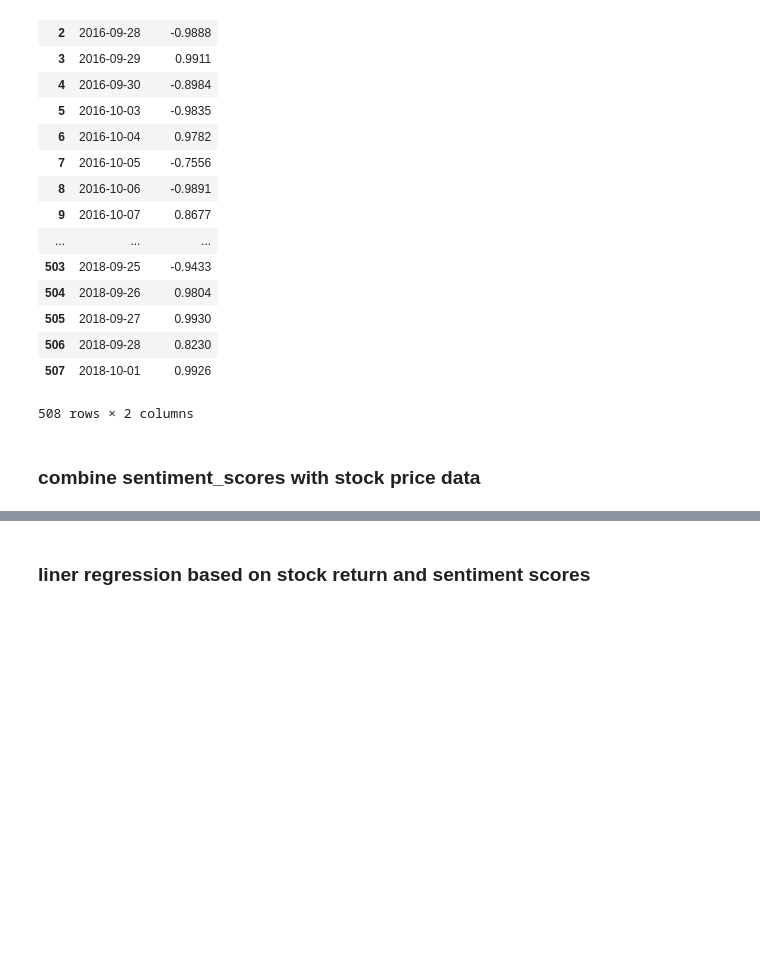
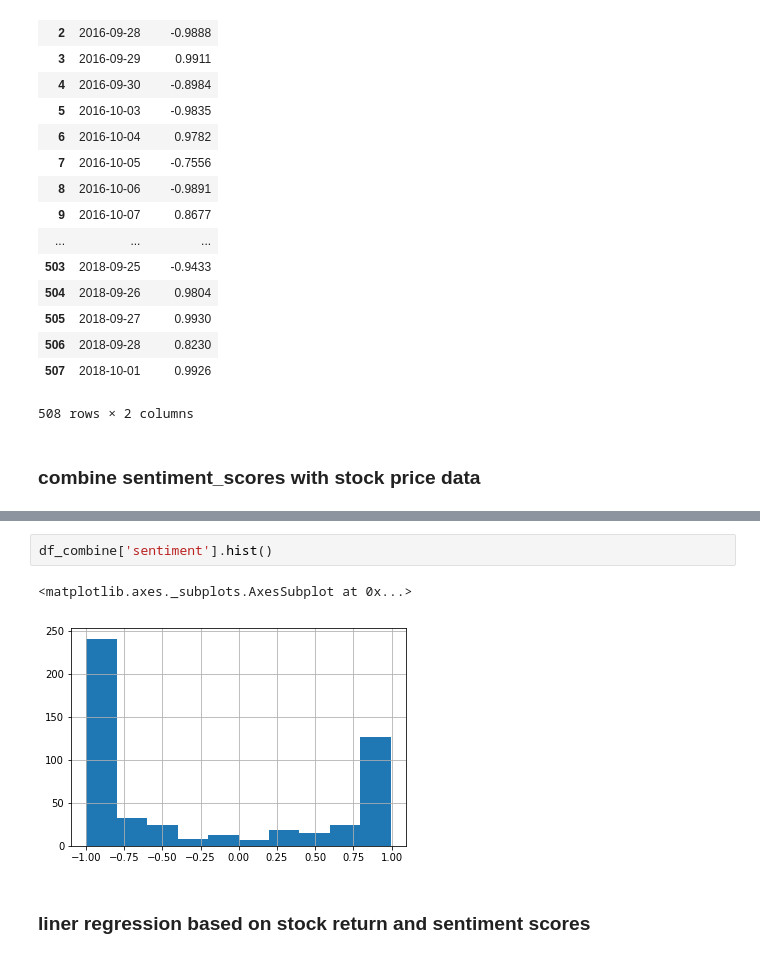
Before and after one commit to Rocket-101/RocketProject, a Jupyter notebook: xiaoya_rocketproject.ipynb, the cells around one changed output, grey strips where cells are left out. Saved outputs shown, nothing was run; the diff lists cells and outputs as text; blank space fills up the shorter version.

```diff
--- a/xiaoya_rocketproject.ipynb
+++ b/xiaoya_rocketproject.ipynb
@@ -176,3 +200,8 @@ df_combine
+# %%
+df_combine['sentiment'].hist()
+# %% [output]
+<matplotlib.axes._subplots.AxesSubplot at 0x...>
+[figure, added]
 # %% [markdown]
 ### liner regression based on stock return and sentiment scores
 # %%
```
Also changed, not shown: parts of 10 cells of this notebook.
